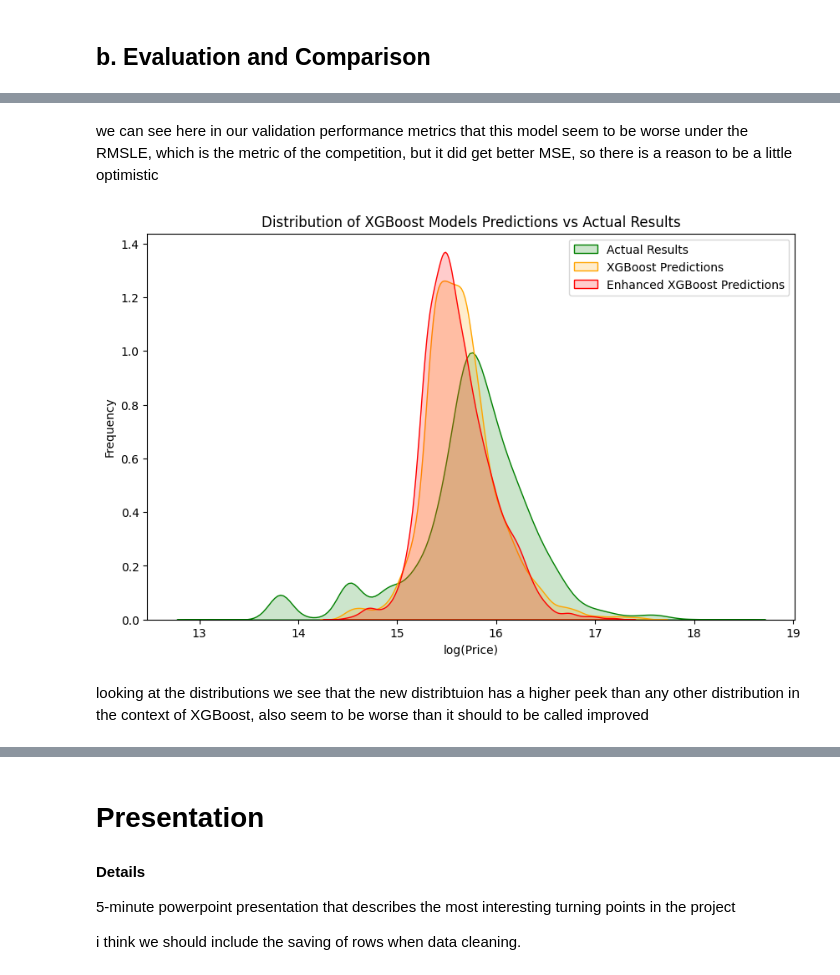
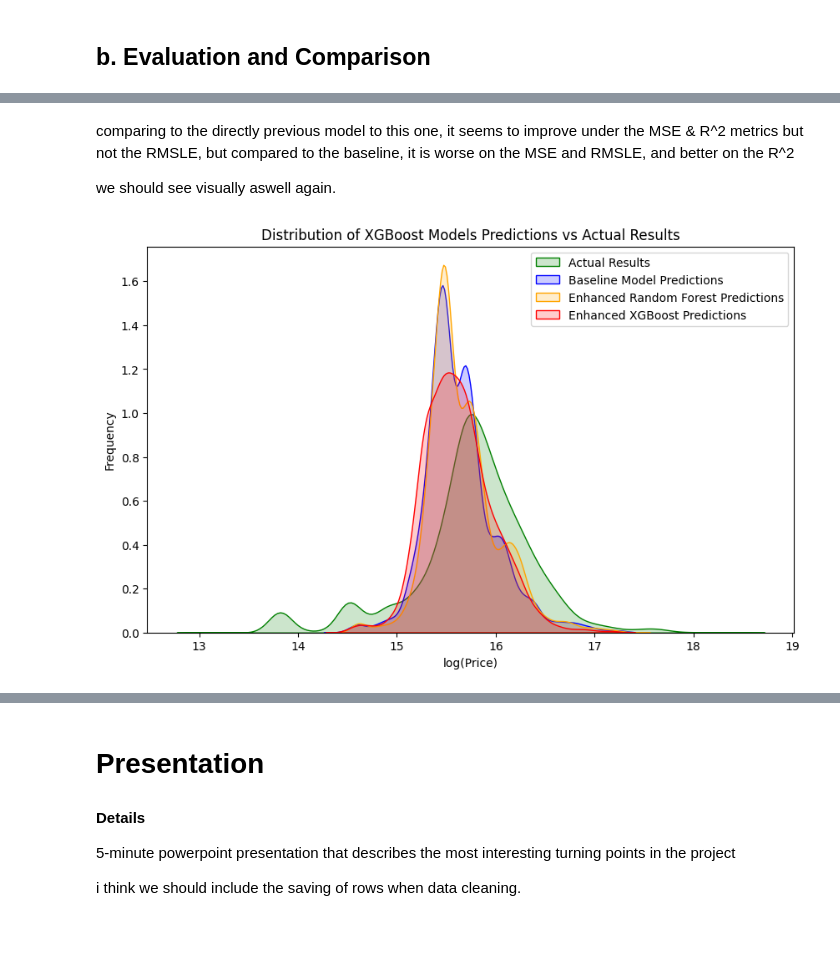
Before and after one commit to TomGeva/ML-project, a Jupyter notebook: ML-Final-Project.ipynb, the cells around one changed output, grey strips where cells are left out. Saved outputs shown, nothing was run; the diff lists cells and outputs as text; code cells hidden in the pictures; blank space fills up the shorter version.

```diff
--- a/ML-Final-Project.ipynb
+++ b/ML-Final-Project.ipynb
@@ -1040,12 +915,7 @@ we'll take into acount only the sevearly correlated features and filter out some
 
 the importance level we'll get using the hyper-parameters we got in the baseline model just to have some relatively stable and apropriate footing.
 # %%
-randomForestParams = {
-    'max_depth': 8,
-    'min_samples_leaf': 9,
-    'n_estimators': 200
-}
-importanceRndFrstModel = RFR(n_jobs=-1, random_state = 42, **randomForestParams)
+importanceRndFrstModel = RFR(n_jobs=-1, random_state = 42, **RndFrstModelParams)
 importanceRndFrstModel.fit(xTrn, yTrn)
 importance = pd.Series(importanceRndFrstModel.feature_importances_, index = xTrn.columns).sort_values(ascending = True)
 importance = importance/importance.max()*100
@@ -1068,13 +938,14 @@ for feature in corrMatrix.columns:
                     notInGroup[f] = False
             groups.append(currGroup)
 
+# before filtering the features, we make a copy of the dataframes for further use
 rndFrst_xTrn = xTrn.copy(deep = True)
 rndFrst_xVal = xVal.copy(deep = True)
 rndFrst_imputedEnhncTrain = imputedEnhncTrain.copy(deep = True)
 rndFrst_imputedEnhncTest = imputedEnhncTest.copy(deep = True)
 rndFrst_corrMatrix = corrMatrix.copy(deep = True)
 
-print(f'Feature Filteration Log - Enhanced Random Forest Model\n=======================================================\n    threshold = {corr_threshold}\n    features to keep = 3\n')
+print(f'Feature Filteration Log - Enhanced Random Forest Model\n=======================================================\n    threshold = {corr_threshold}\n')
 
 removed = []
 
@@ -1083,7 +954,6 @@ for i, group in enumerate(groups):
         print(f"Group {i+1}:\n    - the feature ['{group[0]}'] is not correlated enough to any other feature.")
     else:
         avgImportance = importance.loc[group].mean()
-        # col2Keep = importance.loc[group].sort_values(ascending = False).head(min(3, len(group))).index
         col2Keep = importance.loc[group][importance.loc[group] >= avgImportance].index
         removed += [col for col in group if col not in col2Keep]
         rndFrst_imputedEnhncTrain = rndFrst_imputedEnhncTrain[[col for col in rndFrst_imputedEnhncTrain.columns if col not in [c for c in group if c not in col2Keep]]]
@@ -1093,7 +963,7 @@ for i, group in enumerate(groups):
         rndFrst_corrMatrix = rndFrst_corrMatrix.loc[[col for col in rndFrst_corrMatrix.columns if col not in [c for c in group if c not in col2Keep]], [col for col in rndFrst_corrMatrix.columns if col not in [c for c in group if c not in col2Keep]]]
         print(f"Group {i+1}:\n    - features kept- {list(col2Keep)}\n    - features removed- {[col for col in group if col not in col2Keep]}")
 
-print(f'removed features:\n    - {removed}')
+print(f'removed {len(removed)} features:\n    - {removed}')
 # %% [output]
 Feature Filteration Log - Enhanced Random Forest Model
 =======================================================
@@ -1165,11 +986,6 @@ the following features are the features we have left after filtering using our m
 we should take a look at the importance levels and the updated correlation matrix to determin which features to keep for the model itself, since this is to many features which might act as noise catchers.
 # %%
-randomForestParams = {
-    'max_depth': 8,
-    'min_samples_leaf': 9,
-    'n_estimators': 200
-}
-importanceRndFrstModel = RFR(n_jobs=-1, random_state = 42, **randomForestParams)
+importanceRndFrstModel = RFR(n_jobs=-1, random_state = 42, **RndFrstModelParams)
 importanceRndFrstModel.fit(rndFrst_xTrn, yTrn)
 importance = pd.Series(importanceRndFrstModel.feature_importances_, index = rndFrst_xTrn.columns).sort_values(ascending = True)
 importance = importance/importance.max()*100
@@ -1485,17 +1292,18 @@ display(metrics)
-# %% [markdown]
-we can see here in our validation performance metrics that this model seem to be worse under the RMSLE, which is the metric of the competition, but it did get better MSE, so there is a reason to be a little optimistic
+# %% [markdown]
+comparing to the directly previous model to this one, it seems to improve under the MSE & R^2 metrics but not the RMSLE, but compared to the baseline, it is worse on the MSE and RMSLE, and better on the R^2
+
+we should see visually aswell again.
 # %%
 # xgboost comparison
 plt.figure(figsize=(10, 6))
 sns.kdeplot(yVal, color = 'green', fill = True, alpha = 0.2, label='Actual Results')
-sns.kdeplot(xgbPred, color = 'orange', fill = True, alpha = 0.2, label='Baseline XGBoost Predictions')
+sns.kdeplot(rndFrstPred, color = 'blue', fill = True, alpha = 0.2, label='Baseline Model Predictions')
+sns.kdeplot(enhncRndFrstPred, color = 'orange', fill = True, alpha = 0.2, label='Enhanced Random Forest Predictions')
 sns.kdeplot(enhncXGBoostPred, color = 'red', fill = True, alpha = 0.2, label='Enhanced XGBoost Predictions')
 plt.xlabel('log(Price)')
 plt.ylabel('Frequency')
 plt.title('Distribution of XGBoost Models Predictions vs Actual Results')
 plt.legend()
 plt.show()
 # %% [output]
-[figure, old version]
+[figure, new version]
-# %% [markdown]
-looking at the distributions we see that the new distribtuion has a higher peek than any other distribution in the context of XGBoost, also seem to be worse than it should to be called improved
```
Also changed, not shown: parts of 101 cells of this notebook, 7 other files.
